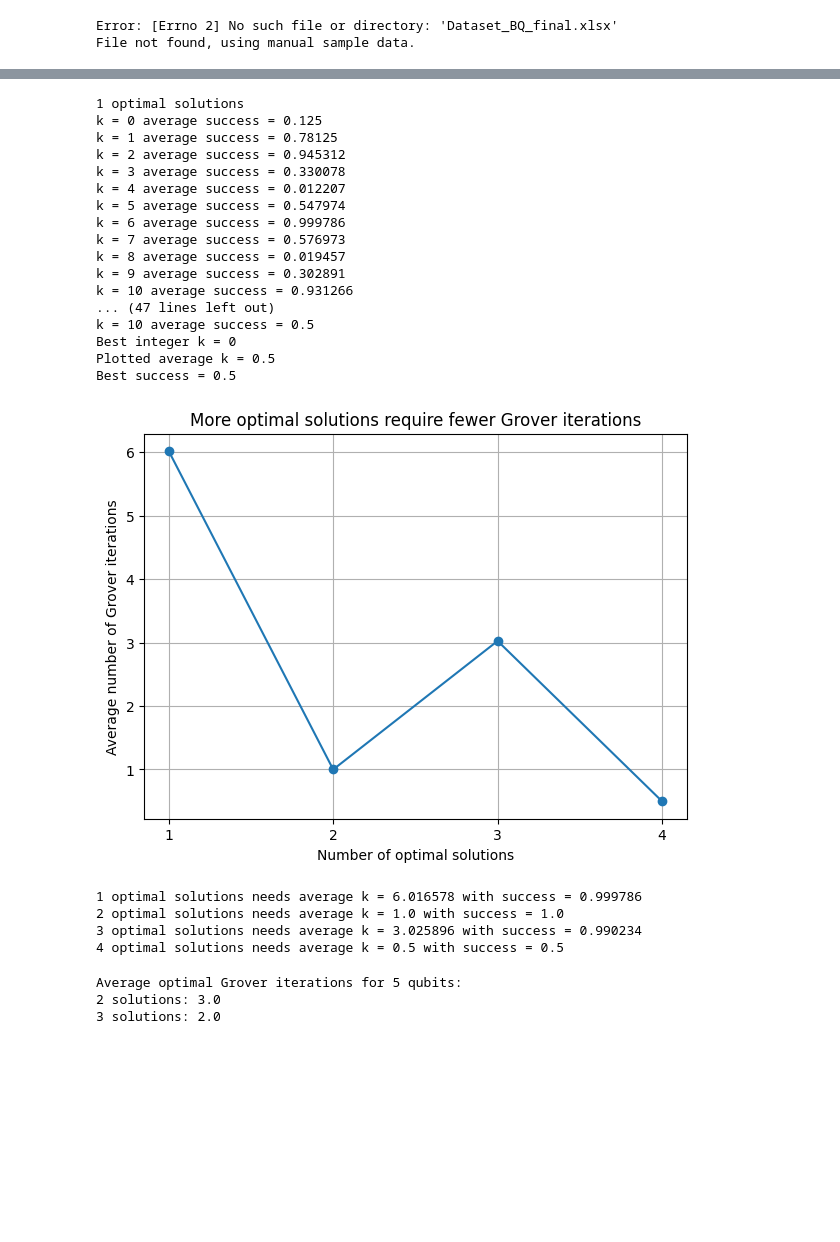
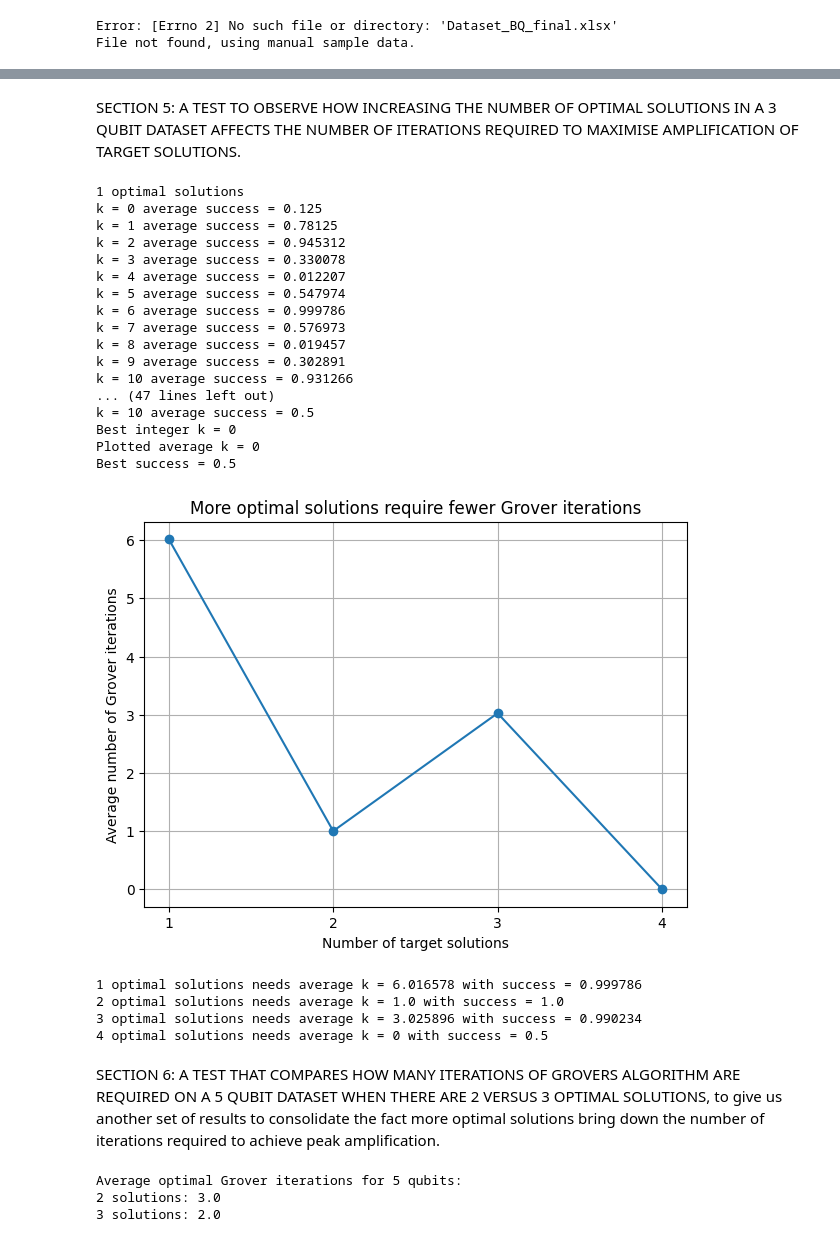
Before and after one commit to ThinkingBeyond/BeyondQuantum-2026, a Jupyter notebook: Arina Potapenko and Edward Bell/Research_code.ipynb, the cells around one changed output, grey strips where cells are left out. Cells and saved outputs as stored; diff of their text form; code cells hidden in the pictures; blank space fills up the shorter version.

```diff
--- a/Arina Potapenko and Edward Bell/Research_code.ipynb
+++ b/Arina Potapenko and Edward Bell/Research_code.ipynb
@@ -310,3 +335,5 @@ Running Grover with 3 iterations (Optimal)...
+# %% [markdown]
+SECTION 5: A TEST TO OBSERVE HOW INCREASING THE NUMBER OF OPTIMAL SOLUTIONS IN A 3 QUBIT DATASET AFFECTS THE NUMBER OF ITERATIONS REQUIRED TO MAXIMISE AMPLIFICATION OF TARGET SOLUTIONS.
 # %%
 import numpy as np
 import matplotlib.pyplot as plt
@@ -317,6 +344,7 @@ from qiskit.quantum_info import Statevector, Operator
 dataset = ['000','001','010','011','100','101','110','111']
 
 solution_sizes = [1, 2, 3, 4]
+
 #SET UP OF ORACLE AND GROVER'S SEARCH
 def oracle_matrix(n, marked_indices):
     diag = np.ones(2**n)
@@ -338,20 +366,20 @@ def diffuser_circuit(n):
 def grover_circuit(n, marked_indices, iterations):
     qc = QuantumCircuit(n)
     qc.h(range(n))
+
     O = Operator(oracle_matrix(n, marked_indices))
     D = diffuser_circuit(n).to_gate(label='Diffuser')
+
     for _ in range(iterations):
         qc.unitary(O, range(n), label='Oracle')
         qc.append(D, range(n))
+
     return qc
 
 def success_probability(probs, marked_indices):
     return sum(probs[i] for i in marked_indices)
 
-def fractional_peak(avg_successes, k_int, max_k, M):
-    if M == 4:
-        return 0.5
-
+def fractional_peak(avg_successes, k_int, max_k):
     if 0 < k_int < max_k:
         y1 = avg_successes[k_int - 1]
         y2 = avg_successes[k_int]
@@ -369,20 +397,25 @@ max_k = 10
 
 best_iterations = []
 best_successes = []
+
 #DETERMINING OPTIMAL NUMBER OF GROVER ITERATIONS BY PEAK AMPLIFICATION OF TARGET SOLUTIONS
 for M in solution_sizes:
+
     all_combos = list(combinations(dataset, M))
     avg_successes = []
 
     print(M, 'optimal solutions')
 
     for k in range(max_k + 1):
+
         total_success = 0
 
         for optimal_values in all_combos:
+
             marked_indices = [i for i, x in enumerate(dataset) if x in optimal_values]
 
             qc = grover_circuit(n, marked_indices, k)
+
             sv = Statevector.from_instruction(qc)
             probs = sv.probabilities()
 
@@ -394,52 +427,73 @@ for M in solution_sizes:
         print('k =', k, 'average success =', round(avg_success, 6))
 
     k_int = int(np.argmax(avg_successes))
-    k_frac = fractional_peak(avg_successes, k_int, max_k, M)
+
+    # ONLY use fractional interpolation if the peak is not exactly at an integer maximum
+    if (
+        0 < k_int < max_k and
+        avg_successes[k_int] > avg_successes[k_int - 1] and
+        avg_successes[k_int] > avg_successes[k_int + 1]
+    ):
+        k_plot = fractional_peak(avg_successes, k_int, max_k)
+    else:
+        k_plot = int(k_int)
 
     best_success = avg_successes[k_int]
 
-    best_iterations.append(k_frac)
+    best_iterations.append(k_plot)
     best_successes.append(best_success)
 
     print('Best integer k =', k_int)
-    print('Plotted average k =', round(k_frac, 6))
+    print('Plotted average k =', round(k_plot, 6))
     print('Best success =', round(best_success, 6))
     print()
+
 #PLOTTING OPTIMAL NUMBER OF ITERATIONS AGAINST NUMBER OF TARGET SOLUTIONS
 plt.figure(figsize=(7,5))
 plt.plot(solution_sizes, best_iterations, marker='o')
-plt.xlabel('Number of optimal solutions')
+
+plt.xlabel('Number of target solutions')
 plt.ylabel('Average number of Grover iterations')
 plt.title('More optimal solutions require fewer Grover iterations')
+
 plt.xticks(solution_sizes)
 plt.grid(True)
+
 plt.show()
 
 for i in range(len(solution_sizes)):
-   print(solution_sizes[i], 'optimal solutions needs average k =', round(best_iterations[i], 6), 'with success =', round(best_successes[i], 6))
+   print(
+       solution_sizes[i],
+       'optimal solutions needs average k =',
+       round(best_iterations[i], 6),
+       'with success =',
+       round(best_successes[i], 6)
+   )
 # %% [output]
 1 optimal solutions
 k = 0 average success = 0.125
 k = 1 average success = 0.78125
 k = 2 average success = 0.945312
 k = 3 average success = 0.330078
 k = 4 average success = 0.012207
 k = 5 average success = 0.547974
 k = 6 average success = 0.999786
 k = 7 average success = 0.576973
 k = 8 average success = 0.019457
 k = 9 average success = 0.302891
 k = 10 average success = 0.931266
 ... (47 lines left out)
 k = 10 average success = 0.5
 Best integer k = 0
-Plotted average k = 0.5
+Plotted average k = 0
 Best success = 0.5
-[figure, old version]
+[figure, new version]
 1 optimal solutions needs average k = 6.016578 with success = 0.999786
 2 optimal solutions needs average k = 1.0 with success = 1.0
 3 optimal solutions needs average k = 3.025896 with success = 0.990234
-4 optimal solutions needs average k = 0.5 with success = 0.5
+4 optimal solutions needs average k = 0 with success = 0.5
+# %% [markdown]
+SECTION 6: A TEST THAT COMPARES HOW MANY ITERATIONS OF GROVERS ALGORITHM ARE REQUIRED ON A 5 QUBIT DATASET WHEN THERE ARE 2 VERSUS 3 OPTIMAL SOLUTIONS, to give us another set of results to consolidate the fact more optimal solutions bring down the number of iterations required to achieve peak amplification.
 # %%
 from itertools import combinations
 import numpy as np
```
Also changed, not shown: parts of 18 cells of this notebook.
